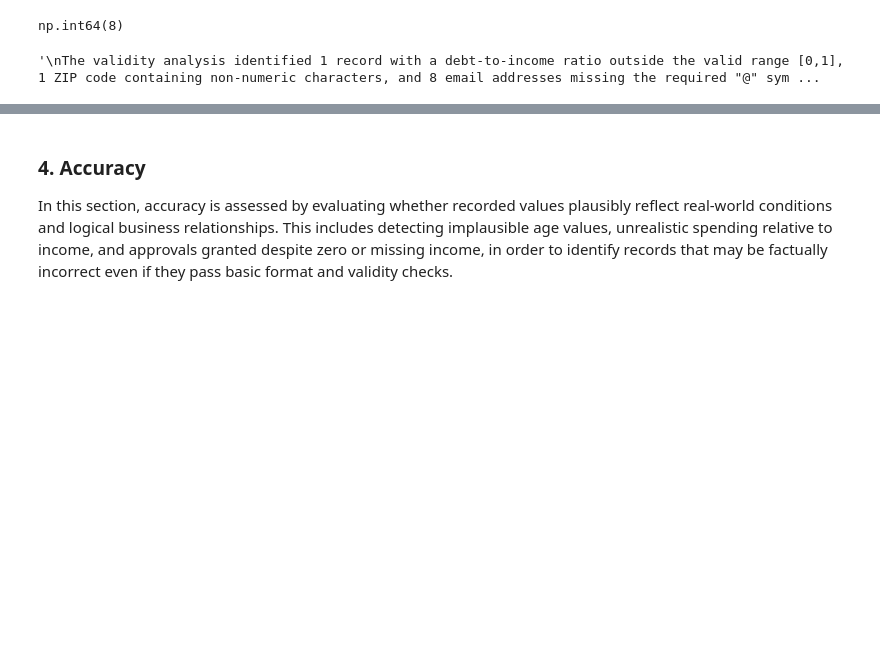
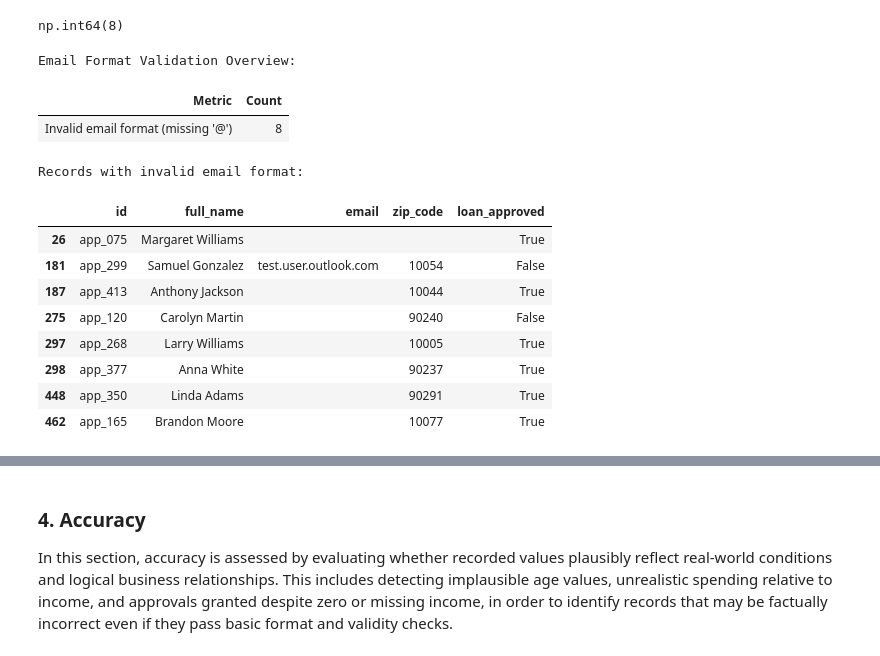
Before and after one commit to mchlkan/dego-2606-group3, a Jupyter notebook: notebooks/01-data-quality.ipynb, the cells around one changed output, grey strips where cells are left out. Cells and saved outputs as stored; diff of their text form; code cells hidden in the pictures; blank space fills up the shorter version.

Commit message:
analysis: added new structure to validity block

```diff
--- a/notebooks/01-data-quality.ipynb
+++ b/notebooks/01-data-quality.ipynb
@@ -779,23 +898,47 @@ invalid_email = df["email"].dropna().apply(
 invalid_email
 # %% [output]
 np.int64(8)
-# %%
-'''
-The validity analysis identified 1 record with a debt-to-income ratio outside the valid range [0,1], 1 ZIP code containing non-numeric characters, and 8 email addresses missing the required "@" symbol. No negative income values (0), negative interest rates (0), or SSN format violations (0) were detected.
-
-In total, 10 rule-based validity violations were observed. Although the number is low relative to the dataset size, these records should be explicitly flagged or removed to ensure compliance with defined business constraints.
-
-Option A - Flag invalid values:
-df["flag_invalid_dti"] = (df["debt_to_income"] < 0) | (df["debt_to_income"] > 1)
-df["flag_invalid_zip"] = ~df["zip_code"].astype(str).str.isdigit()
-df["flag_invalid_email"] = ~df["email"].astype(str).str.contains("@", na=False)
-
-Option B - Filter to valid values only:
-df_valid = df[
-    (df["debt_to_income"] >= 0) & (df["debt_to_income"] <= 1) &
-    (df["zip_code"].astype(str).str.isdigit()) &
-    (df["email"].astype(str).str.contains("@", na=False))
-]
-'''
-# %% [output]
-'\nThe validity analysis identified 1 record with a debt-to-income ratio outside the valid range [0,1], 1 ZIP code containing non-numeric characters, and 8 email addresses missing the required "@" sym ...
+# %%
+# Validate that email values contain the required "@" symbol
+invalid_email = df["email"].dropna().apply(
+    lambda x: "@" not in str(x)
+).sum()
+
+email_format_validation_overview = pd.DataFrame({
+    "Metric": ["Invalid email format (missing '@')"],
+    "Count": [invalid_email]
+})
+
+print("Email Format Validation Overview:")
+display(email_format_validation_overview.style.hide(axis="index"))
+# %% [output]
+Email Format Validation Overview:
+| Metric | Count |
+| Invalid email format (missing '@') | 8 |
+# %%
+# Identify records with invalid email format (missing "@")
+
+invalid_email_records = df[
+    df["email"].notna() &
+    (~df["email"].astype(str).str.contains("@"))
+][[
+    "id",
+    "full_name",
+    "email",
+    "zip_code",
+    "loan_approved"
+]]
+
+print("Records with invalid email format:")
+display(invalid_email_records)
+# %% [output]
+Records with invalid email format:
+|  | id | full_name | email | zip_code | loan_approved |
+| 26 | app_075 | Margaret Williams |  |  | True |
+| 181 | app_299 | Samuel Gonzalez | test.user.outlook.com | 10054 | False |
+| 187 | app_413 | Anthony Jackson |  | 10044 | True |
+| 275 | app_120 | Carolyn Martin |  | 90240 | False |
+| 297 | app_268 | Larry Williams |  | 10005 | True |
+| 298 | app_377 | Anna White |  | 90237 | True |
+| 448 | app_350 | Linda Adams |  | 90291 | True |
+| 462 | app_165 | Brandon Moore |  | 10077 | True |
```
Also changed, not shown: parts of 29 cells of this notebook.
